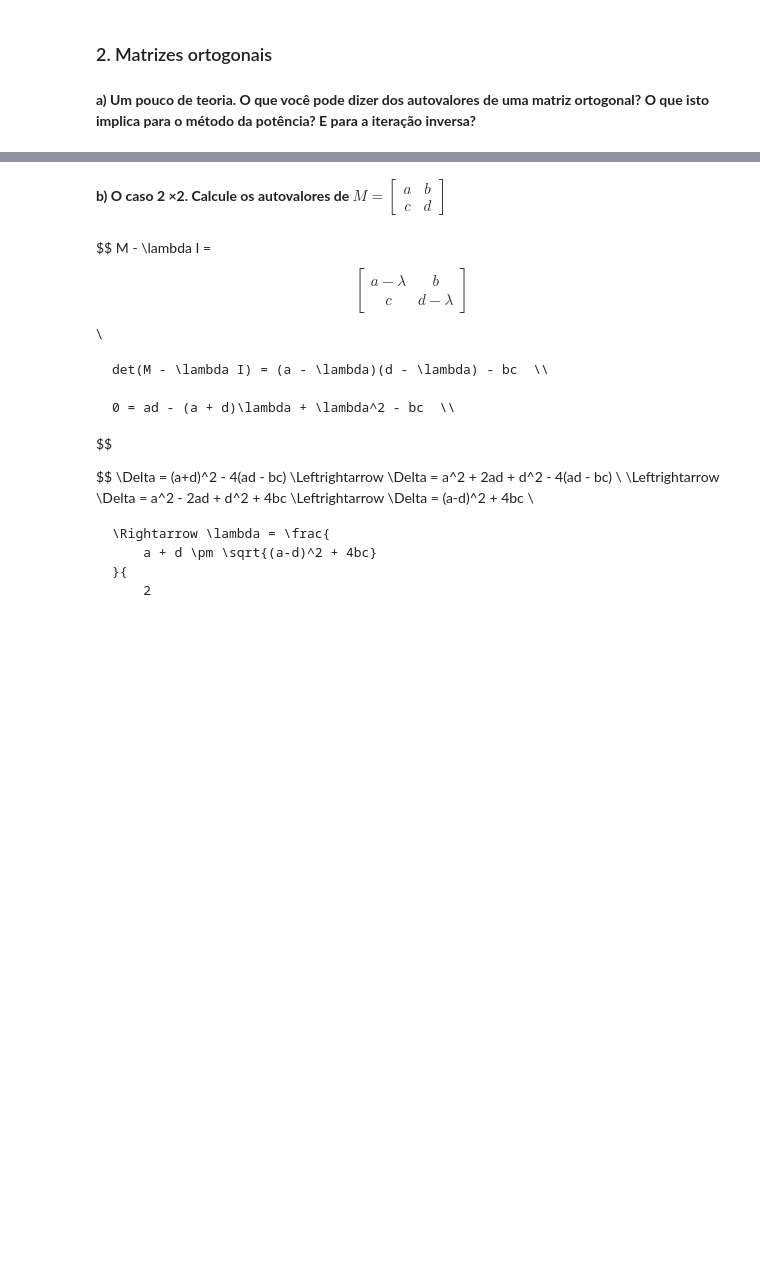
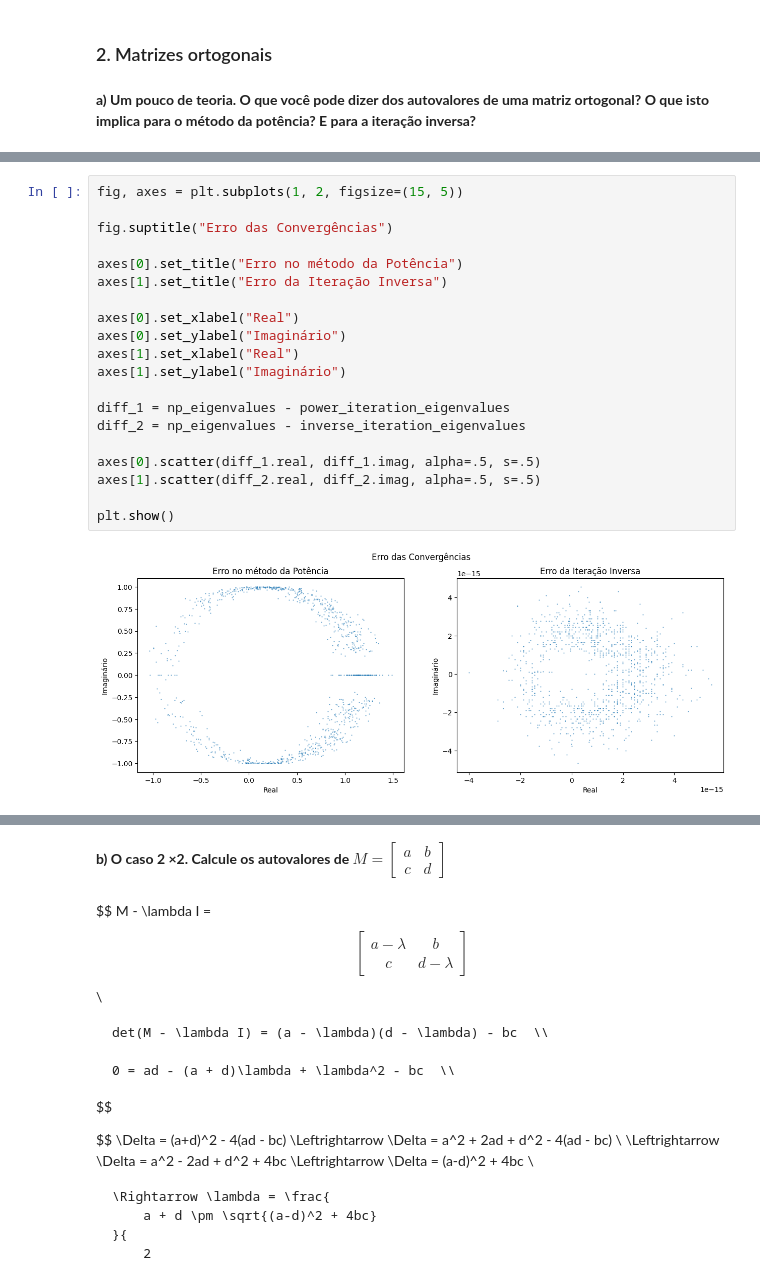
Before and after one commit to jaopredo/linear-algebra, a Jupyter notebook: numerical/algoritmos/projects/project3/eigenvectors_and_eigenvalues.ipynb, the cells around one changed output, grey strips where cells are left out. Saved outputs shown, nothing was run; the diff lists cells and outputs as text; blank space fills up the shorter version.

```diff
--- a/numerical/algoritmos/projects/project3/eigenvectors_and_eigenvalues.ipynb
+++ b/numerical/algoritmos/projects/project3/eigenvectors_and_eigenvalues.ipynb
@@ -432,0 +483,22 @@ Na prática, esses métodos **geralmente falham**. Eu digo geralmente pois, por
+# %%
+fig, axes = plt.subplots(1, 2, figsize=(15, 5))
+
+fig.suptitle("Erro das Convergências")
+
+axes[0].set_title("Erro no método da Potência")
+axes[1].set_title("Erro da Iteração Inversa")
+
+axes[0].set_xlabel("Real")
+axes[0].set_ylabel("Imaginário")
+axes[1].set_xlabel("Real")
+axes[1].set_ylabel("Imaginário")
+
+diff_1 = np_eigenvalues - power_iteration_eigenvalues
+diff_2 = np_eigenvalues - inverse_iteration_eigenvalues
+
+axes[0].scatter(diff_1.real, diff_1.imag, alpha=.5, s=.5)
+axes[1].scatter(diff_2.real, diff_2.imag, alpha=.5, s=.5)
+
+plt.show()
+# %% [output]
+[figure, added]
```
Also changed, not shown: parts of 9 cells of this notebook.
